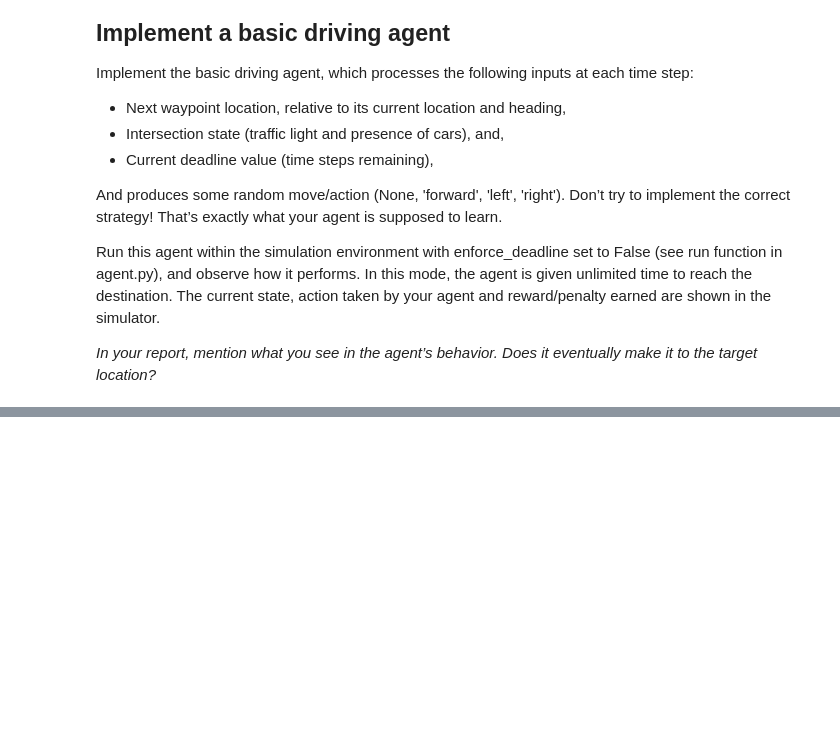
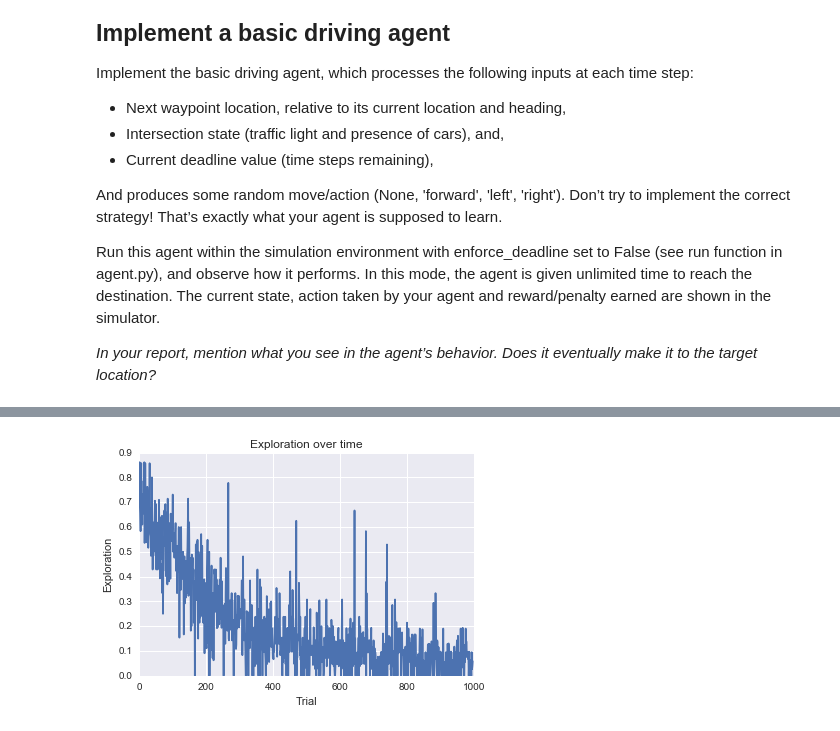
Before and after one commit to atremblay/MLND, a Jupyter notebook: P4/Train a Smartcab to Drive.ipynb, the cells around one changed output, grey strips where cells are left out. Cells and saved outputs as stored; diff of their text form; code cells hidden in the pictures; blank space fills up the shorter version.

```diff
--- a/P4/Train a Smartcab to Drive.ipynb
+++ b/P4/Train a Smartcab to Drive.ipynb
@@ -633,0 +103,5 @@ class Simulator(object):
+# %%
+from IPython.display import Image
+Image('exploration.png')
+# %% [output]
+[figure, added]
```
Also changed, not shown: parts of 11 cells of this notebook, 5 other files.
